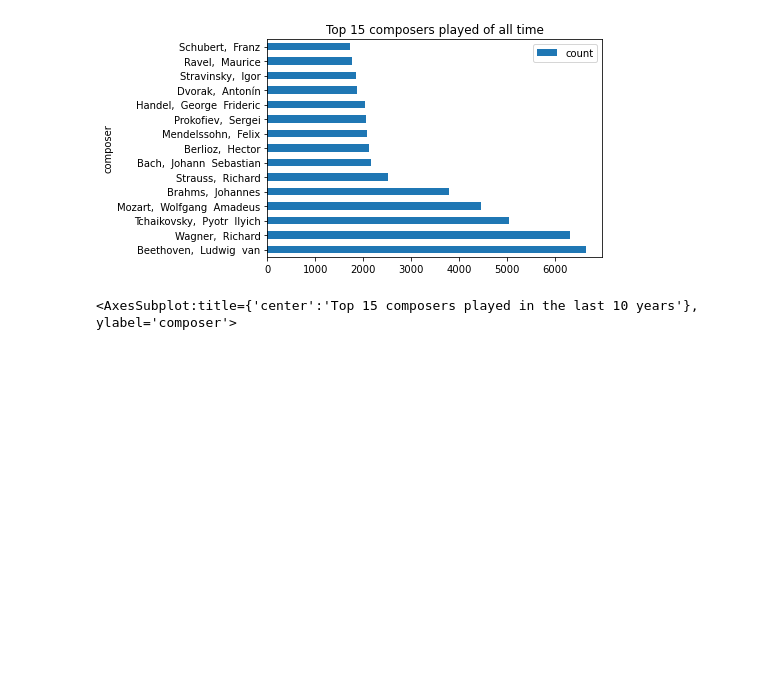
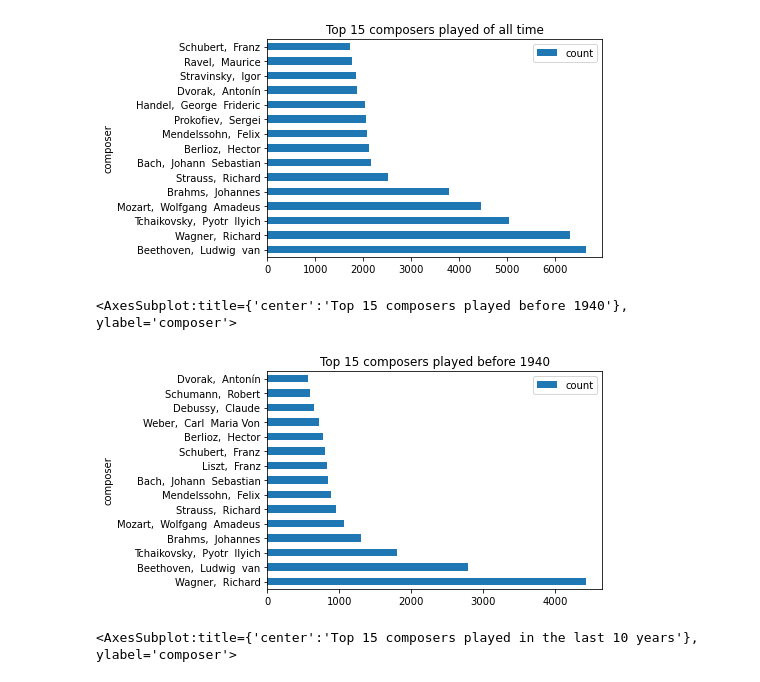
Before and after one commit to aevans872/NYC-Phil-EDA, a Jupyter notebook: NYPhil_Proj.ipynb, the cells around one changed output. Saved outputs shown, nothing was run; the diff lists cells and outputs as text; code cells hidden in the pictures; blank space fills up the shorter version.

```diff
--- a/NYPhil_Proj.ipynb
+++ b/NYPhil_Proj.ipynb
@@ -152,6 +149,13 @@ composers.plot(kind='barh', x = 'composer', y = 'count', title = 'Top 15 compose
 # %% [output]
 <AxesSubplot:title={'center':'Top 15 composers played of all time'}, ylabel='composer'>
 [figure]
+# %%
+composers_pre1940 = sqldf("SELECT COUNT(*) count, composerName composer FROM nycphil_full WHERE year < 1940 GROUP BY composerName ORDER BY count DESC LIMIT 16")
+composers_pre1940 = composers_pre1940.drop([0])
+composers_pre1940.plot(kind='barh', x = 'composer', y = 'count', title = 'Top 15 composers played before 1940')
+# %% [output]
+<AxesSubplot:title={'center':'Top 15 composers played before 1940'}, ylabel='composer'>
+[figure, added]
 # %%
 composers_last10 = sqldf("SELECT COUNT(*) count, composerName composer FROM nycphil_full WHERE year > 2012 GROUP BY composerName ORDER BY count DESC LIMIT 16")
 composers_last10 = composers_last10.drop([0])
```
Also changed, not shown: parts of 19 cells of this notebook.
